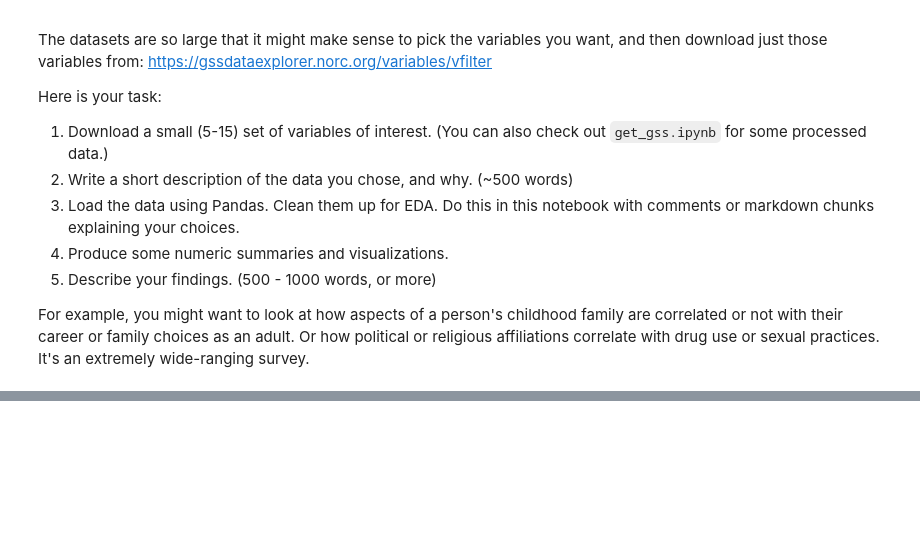
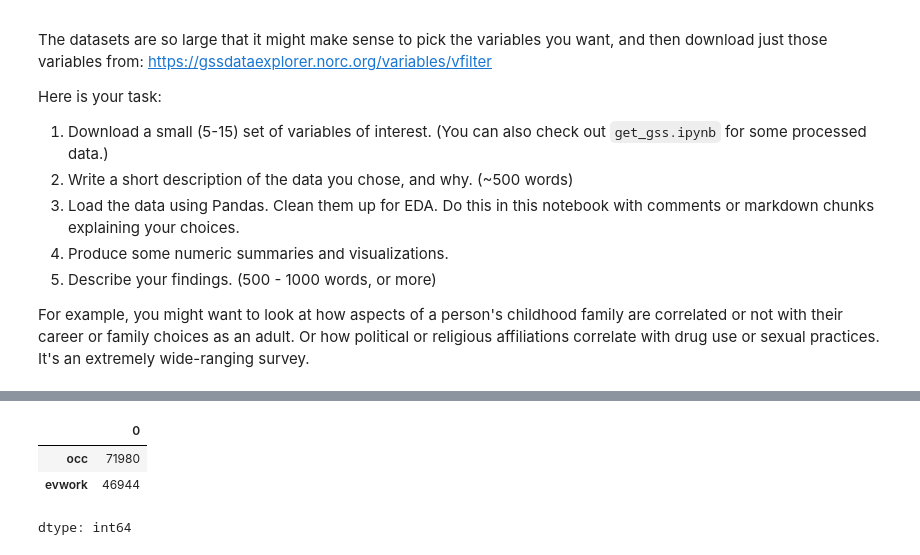
Before and after one commit to qjy9ey/lab_eda, a Jupyter notebook: lab_notebook.ipynb, the cells around one changed output, grey strips where cells are left out. Saved outputs shown, nothing was run; the diff lists cells and outputs as text; code cells hidden in the pictures; blank space fills up the shorter version.

```diff
--- a/lab_notebook.ipynb
+++ b/lab_notebook.ipynb
@@ -19,0 +66,19 @@ For example, you might want to look at how aspects of a person's childhood famil
+# %%
+
+occ_map = {
+    1:'Professional',
+    2:'Managerial',
+    3:'Skilled',
+    4:'Unskilled',
+    5:'Other'
+}
+data['occ'] = data['occ'].map(occ_map)
+
+data['evwork'] = data['evwork'].replace({1:'Yes', 2:'No'})
+
+data.isna().sum()
+# %% [output]
+|  | 0 |
+| occ | 71980 |
+| evwork | 46944 |
+dtype: int64
```
Also changed, not shown: parts of 8 cells of this notebook.
